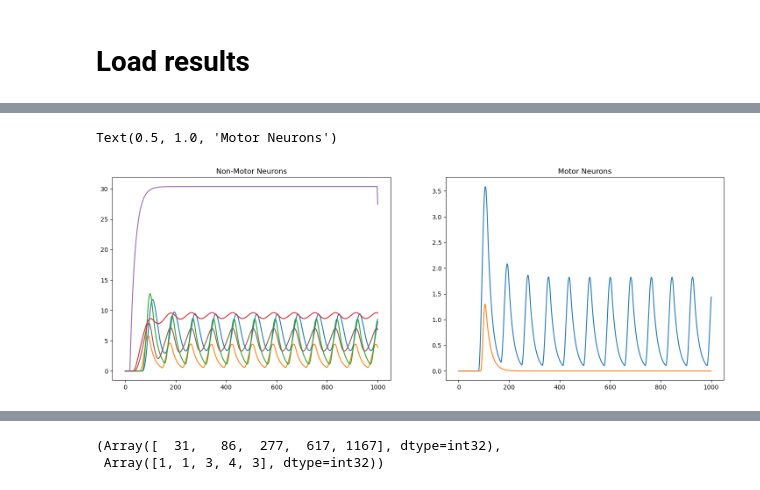
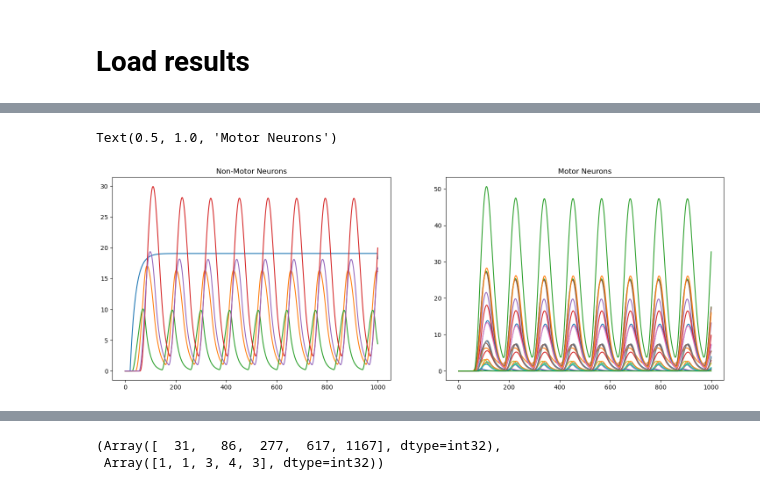
Before and after one commit to smpuglie/Pugliese_cpg_2025, a Jupyter notebook: notebooks/run_config.ipynb, the cells around one changed output, grey strips where cells are left out. Saved outputs shown, nothing was run; the diff lists cells and outputs as text; code cells hidden in the pictures.

Commit message:
update checkpoints

```diff
--- a/notebooks/run_config.ipynb
+++ b/notebooks/run_config.ipynb
@@ -103,6 +104,6 @@ Using RNN-based neural simulation (no diffeqsolve)
 # %%
-experiment = 'DNb08_Stim_Prune'
-version = 'debug'
+experiment = 'DNg100_Stim_Prune_FANC'
+version = 'hyak'
 base_dir = Path(f'/gscratch/portia/eabe/Pugliese_2025/{experiment}/{version}')
 # base_dir = Path(f'/data/users/eabe/Pugliese_2025/{experiment}/{version}')
 run_cfg_list = natsorted(list(Path(base_dir).rglob('run_config.yaml')))
@@ -189,2 +182,0 @@ jnp.where(neuron_params.W_mask[0,:,0] & ~mn_mask)
-# %%
-results = sparse.load_npz(checkpoint_dir / f"results_checkpoint_batch_{checkpoint_dict['batch_index']}/batch_{checkpoint_dict['batch_index']}.npz").todense().astype(np.float32)
@@ -190,0 +185,22 @@ results = sparse.load_npz(checkpoint_dir / f"results_checkpoint_batch_{checkpoin
+# %%
+latest_checkpoint, base_name = find_latest_checkpoint(checkpoint_dir)
+print(latest_checkpoint)
+checkpoint_h5_path = latest_checkpoint / f"{base_name}.h5"
+metadata_yaml_path = latest_checkpoint / f"{base_name}.yaml"
+checkpoint_dict = ioh5.load(checkpoint_h5_path, enable_jax=True)
+
+metadata = OmegaConf.load(metadata_yaml_path)
+
+# Convert relevant arrays to JAX arrays manually
+# for key in ['batch_index', 'completed_batches', 'total_batches', 'n_result_batches']:
+#     if key in checkpoint_dict:
+#         checkpoint_dict[key] = int(checkpoint_dict[key])
+
+# Extract basic fields
+# basic_fields = {
+#     'batch_index': int(checkpoint_dict['batch_index']),
+#     'completed_batches': int(checkpoint_dict['completed_batches']),
+#     'total_batches': int(checkpoint_dict['total_batches']),
+#     'n_result_batches': int(checkpoint_dict['n_result_batches']),
+# }
+# print_dict_shapes(checkpoint_dict)
@@ -190,0 +209,14 @@ results = sparse.load_npz(checkpoint_dir / f"results_checkpoint_batch_{checkpoin
+# %%
+R = checkpoint_dict['results']['sim_1']
+w_table = pd.read_csv(cfg.experiment.dfPath,index_col=0)
+mn_mask = jnp.isin(jnp.arange(sim_params.n_neurons), neuron_params.mn_idxs)
+nonmns_idxs = jnp.where((jnp.sum(R,axis=-1)>0.01) & ~mn_mask)[0]
+mn_idxs = jnp.where((jnp.sum(R,axis=-1)>0.01) & mn_mask)[0]
+
+fig, axs = plt.subplots(1,2, figsize=(18, 6))
+for i in nonmns_idxs:
+    axs[0].plot(R[i])
+axs[0].set_title("Non-Motor Neurons")
+for i in mn_idxs:
+    axs[1].plot(R[i])
+axs[1].set_title("Motor Neurons")
@@ -253,17 +291,18 @@ final_results = run_single_simulation(
 # %%
-R = results[0,6]
+R = results[0,0]
+# R = final_results
 w_table = pd.read_csv(cfg.experiment.dfPath,index_col=0)
 mn_mask = jnp.isin(jnp.arange(sim_params.n_neurons), neuron_params.mn_idxs)
 nonmns_idxs = jnp.where((jnp.sum(R,axis=-1)>0.01) & ~mn_mask)[0]
 mn_idxs = jnp.where((jnp.sum(R,axis=-1)>0.01) & mn_mask)[0]
 
 fig, axs = plt.subplots(1,2, figsize=(18, 6))
 for i in nonmns_idxs:
     axs[0].plot(R[i])
 axs[0].set_title("Non-Motor Neurons")
 for i in mn_idxs:
     axs[1].plot(R[i])
 axs[1].set_title("Motor Neurons")
 # %% [output]
 Text(0.5, 1.0, 'Motor Neurons')
-[figure, old version]
+[figure, new version]
```
Also changed, not shown: parts of 27 cells of this notebook, 6 other files.
